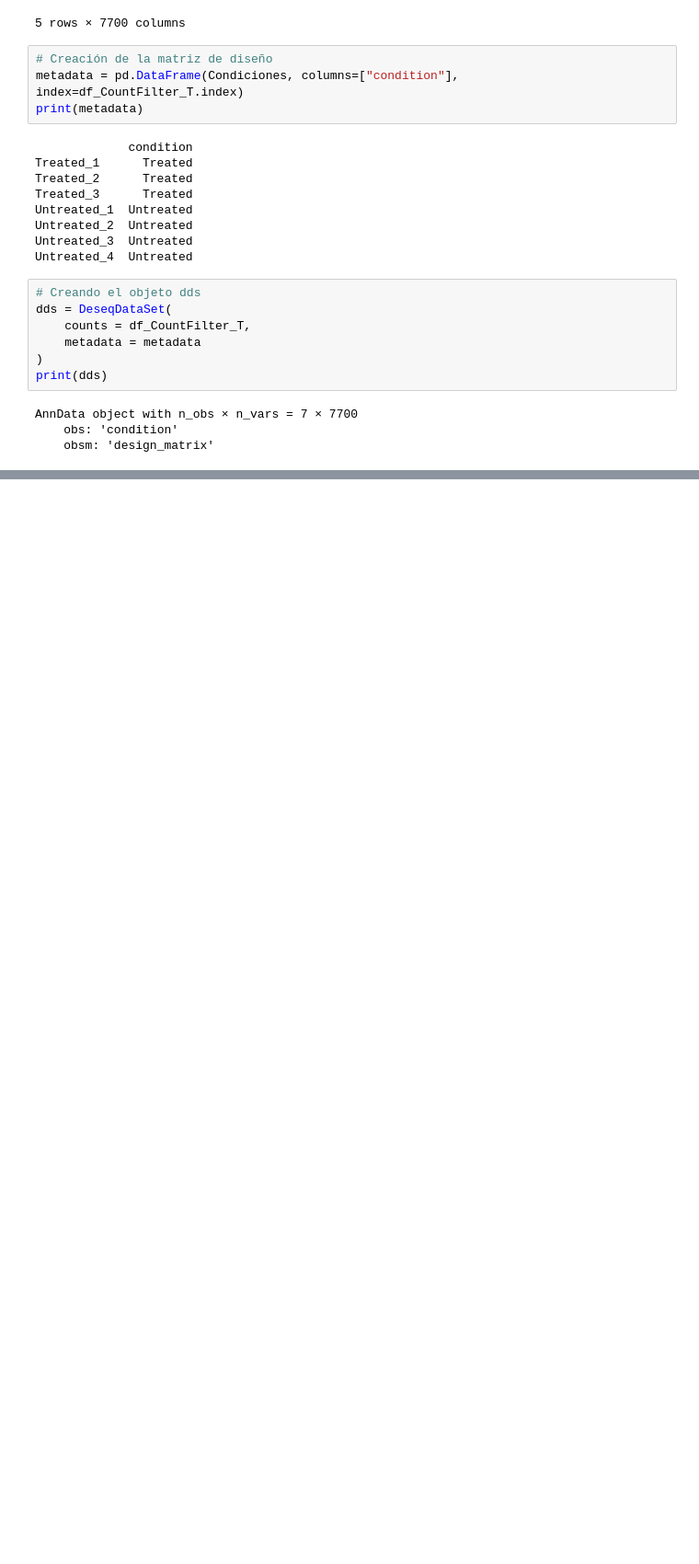
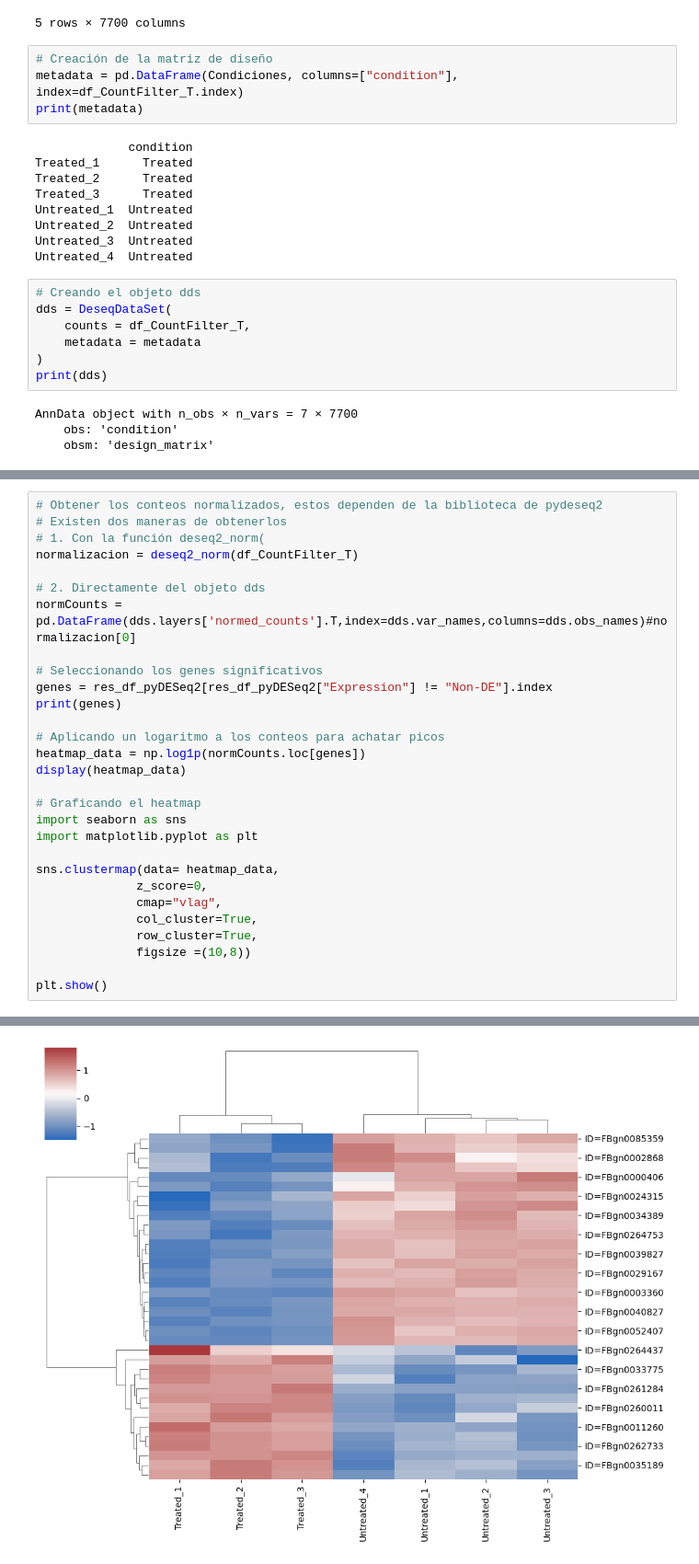
Before and after one commit to MaxHuesca/BioPyhton_2026, a Jupyter notebook: src/notas_clase/ExpresionDiff.ipynb, the cells around one changed output, grey strips where cells are left out. Shown at 92% size. Cells and saved outputs as stored; diff of their text form; blank space fills up the shorter version.

```diff
--- a/src/notas_clase/ExpresionDiff.ipynb
+++ b/src/notas_clase/ExpresionDiff.ipynb
@@ -288,0 +465,30 @@ Replacing 0 outlier genes.
+# %%
+# Obtener los conteos normalizados, estos dependen de la biblioteca de pydeseq2
+# Existen dos maneras de obtenerlos
+# 1. Con la función deseq2_norm(
+normalizacion = deseq2_norm(df_CountFilter_T)
+
+# 2. Directamente del objeto dds
+normCounts = pd.DataFrame(dds.layers['normed_counts'].T,index=dds.var_names,columns=dds.obs_names)#normalizacion[0]
+
+# Seleccionando los genes significativos
+genes = res_df_pyDESeq2[res_df_pyDESeq2["Expression"] != "Non-DE"].index
+print(genes)
+
+# Aplicando un logaritmo a los conteos para achatar picos
+heatmap_data = np.log1p(normCounts.loc[genes])
+display(heatmap_data)
+
+# Graficando el heatmap
+import seaborn as sns
+import matplotlib.pyplot as plt
+
+sns.clustermap(data= heatmap_data,
+              z_score=0,
+              cmap="vlag",
+              col_cluster=True,
+              row_cluster=True,
+              figsize =(10,8))
+
+plt.show()
+# %% [output]
@@ -288,0 +522 @@ Replacing 0 outlier genes.
+[figure, added]
```
Also changed, not shown: parts of 11 cells of this notebook, 22 other files.
